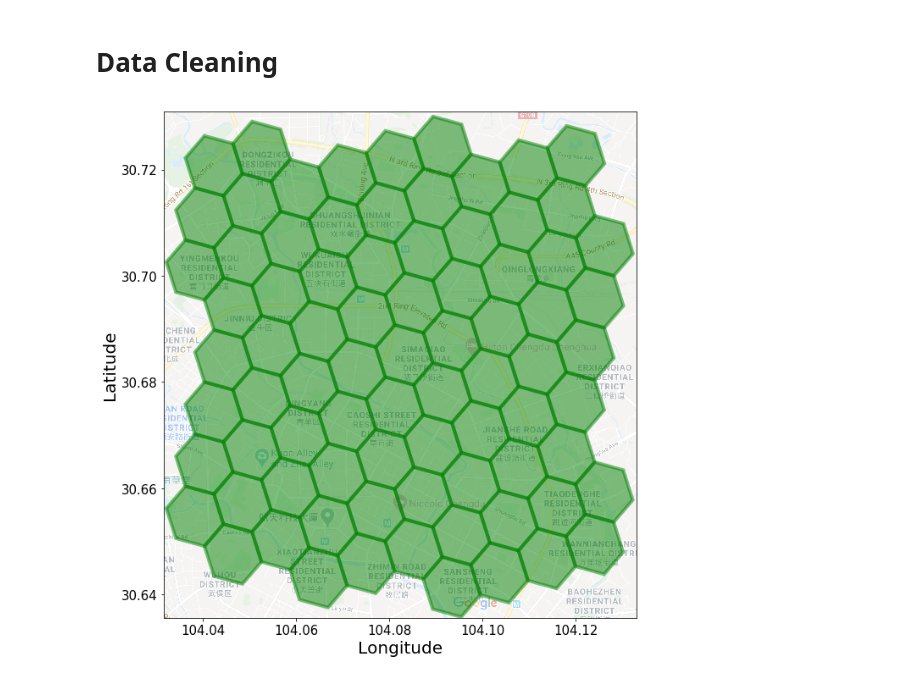
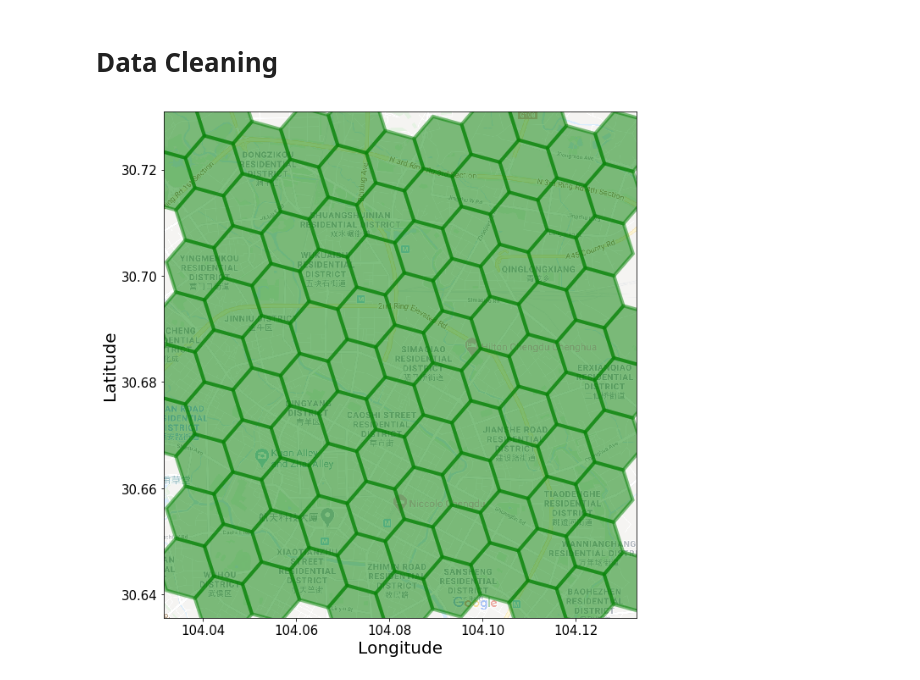
Before and after one commit to marco-yue/KDD_CUP2020, a Jupyter notebook: 03 Spatial Analysis.ipynb, the cells around one changed output. Saved outputs shown, nothing was run; the diff lists cells and outputs as text; code cells hidden in the pictures.

```diff
--- a/03 Spatial Analysis.ipynb
+++ b/03 Spatial Analysis.ipynb
@@ -90,34 +87,17 @@ hexagon_grid_table=pd.read_csv('Dataset/hexagon_grid_table.csv',header=None,
 
 hexagon_grid_table=hexagon_grid_table.dropna()
 
-hexagon_grid_table=hexagon_grid_table.loc[(hexagon_grid_table['v1_lng']<=northeast[1])&(hexagon_grid_table['v1_lng']>=southwest[1])]
+hexagon_grid_table['c_lng']=hexagon_grid_table.apply(lambda x:(x['v1_lng']+x['v2_lng']+x['v3_lng']\
+                                                               +x['v4_lng']+x['v5_lng']+x['v6_lng'])/6,axis=1)
 
-hexagon_grid_table=hexagon_grid_table.loc[(hexagon_grid_table['v2_lng']<=northeast[1])&(hexagon_grid_table['v2_lng']>=southwest[1])]
-
-hexagon_grid_table=hexagon_grid_table.loc[(hexagon_grid_table['v3_lng']<=northeast[1])&(hexagon_grid_table['v3_lng']>=southwest[1])]
-
-hexagon_grid_table=hexagon_grid_table.loc[(hexagon_grid_table['v4_lng']<=northeast[1])&(hexagon_grid_table['v4_lng']>=southwest[1])]
-
-hexagon_grid_table=hexagon_grid_table.loc[(hexagon_grid_table['v5_lng']<=northeast[1])&(hexagon_grid_table['v5_lng']>=southwest[1])]
-
-hexagon_grid_table=hexagon_grid_table.loc[(hexagon_grid_table['v6_lng']<=northeast[1])&(hexagon_grid_table['v6_lng']>=southwest[1])]
-
-
-hexagon_grid_table=hexagon_grid_table.loc[(hexagon_grid_table['v1_lat']<=northeast[0])&(hexagon_grid_table['v1_lat']>=southwest[0])]
-
-hexagon_grid_table=hexagon_grid_table.loc[(hexagon_grid_table['v2_lat']<=northeast[0])&(hexagon_grid_table['v2_lat']>=southwest[0])]
-
-hexagon_grid_table=hexagon_grid_table.loc[(hexagon_grid_table['v3_lat']<=northeast[0])&(hexagon_grid_table['v3_lat']>=southwest[0])]
-
-hexagon_grid_table=hexagon_grid_table.loc[(hexagon_grid_table['v4_lat']<=northeast[0])&(hexagon_grid_table['v4_lat']>=southwest[0])]
-
-hexagon_grid_table=hexagon_grid_table.loc[(hexagon_grid_table['v5_lat']<=northeast[0])&(hexagon_grid_table['v5_lat']>=southwest[0])]
-
-hexagon_grid_table=hexagon_grid_table.loc[(hexagon_grid_table['v6_lat']<=northeast[0])&(hexagon_grid_table['v6_lat']>=southwest[0])]
-
+hexagon_grid_table['c_lat']=hexagon_grid_table.apply(lambda x:(x['v1_lat']+x['v2_lat']+x['v3_lat']\
+                                                               +x['v4_lat']+x['v5_lat']+x['v6_lat'])/6,axis=1)
 
 hexagon_grid_table
 
+hexagon_grid_table=hexagon_grid_table.loc[(hexagon_grid_table['c_lng']<=northeast[1])&(hexagon_grid_table['c_lng']>=southwest[1])]
+
+hexagon_grid_table=hexagon_grid_table.loc[(hexagon_grid_table['c_lat']<=northeast[0])&(hexagon_grid_table['c_lat']>=southwest[0])]
 
 
 fig, ax, xgrange, ygrange=draw_bkg(southwest,northeast)
@@ -127,31 +107,31 @@ fig, ax, xgrange, ygrange=draw_bkg(southwest,northeast)
 xmajorLocator   = MultipleLocator(0.02)
 ymajorLocator   = MultipleLocator(0.02)
 
 ax.xaxis.set_major_locator(xmajorLocator)
 ax.yaxis.set_major_locator(ymajorLocator)
 
 for idx,row in hexagon_grid_table.iterrows():
 
 
     pgon = plt.Polygon(([row['v1_lng'],row['v1_lat']],\
                         [row['v2_lng'],row['v2_lat']],\
                         [row['v3_lng'],row['v3_lat']],\
                         [row['v4_lng'],row['v4_lat']],\
                         [row['v5_lng'],row['v5_lat']],\
                         [row['v6_lng'],row['v6_lat']]),color='green',linewidth=4,fill=True,alpha=0.5)
 
     plt.gca().add_patch(pgon)
 
 
 plt.tick_params(labelsize=15)
 
 labels = ax.get_xticklabels() + ax.get_yticklabels()
 font2 = {'weight': 'normal','size': 20}
 plt.xlabel('Longitude', font2)
 plt.ylabel('Latitude', font2)
 plt.xlim((southwest[1], northeast[1]))
 plt.ylim((southwest[0], northeast[0]))
 
 plt.show()
 # %% [output]
-[figure, old version]
+[figure, new version]
```
Also changed, not shown: parts of 1 cell of this notebook.
